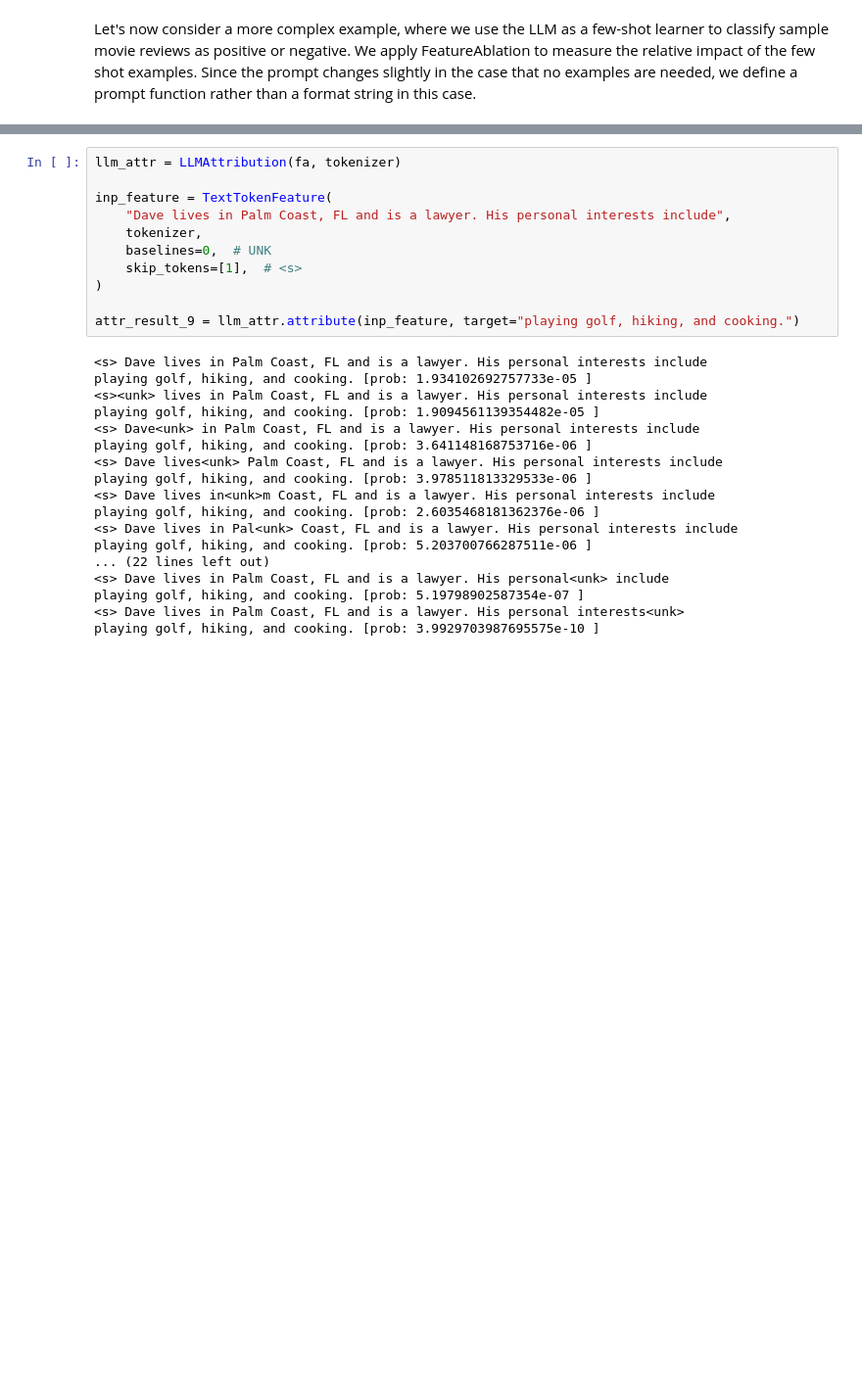
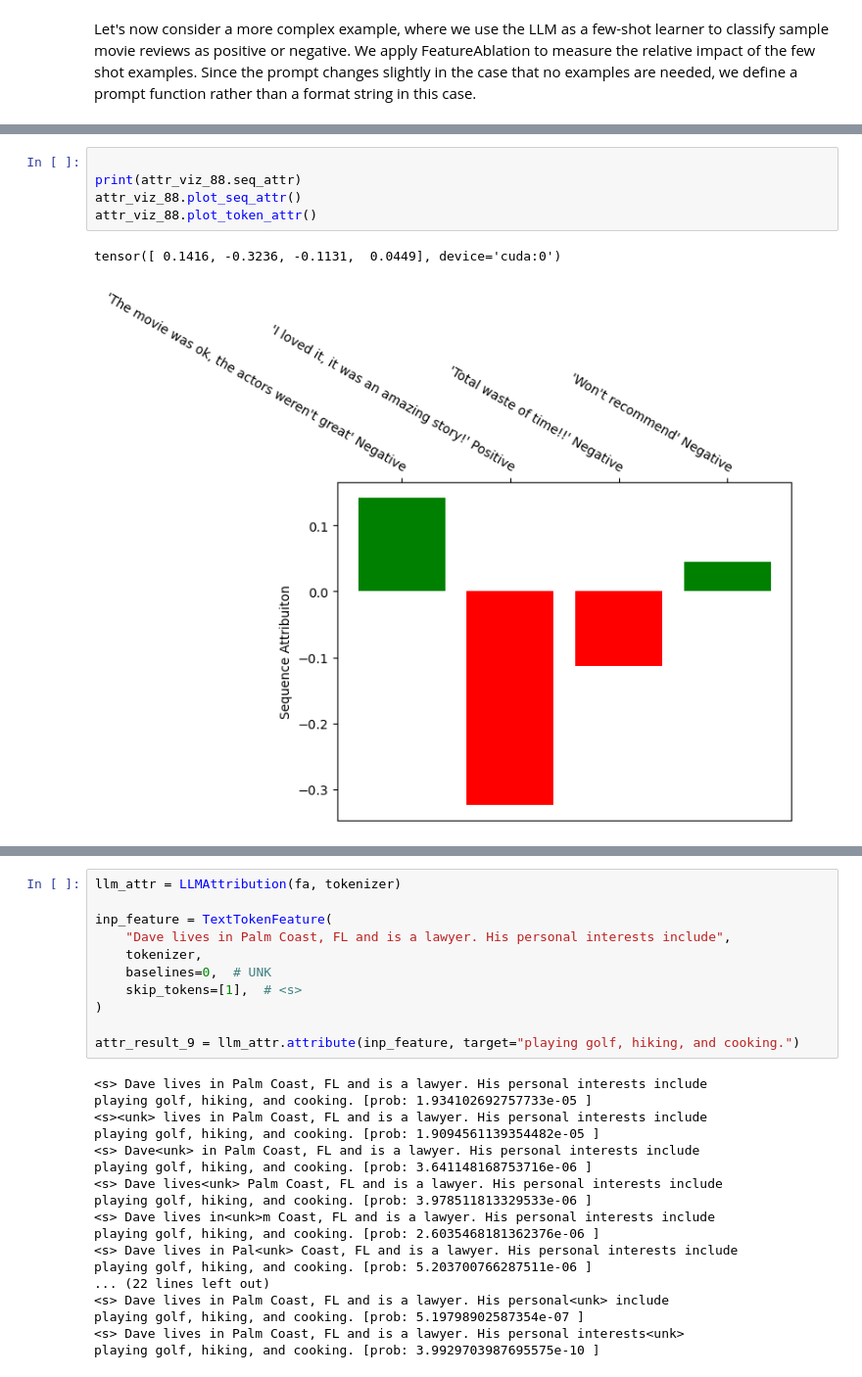
Before and after one commit to pytorch/captum, a Jupyter notebook: tutorials/LLama2-Captum-Demo.ipynb, the cells around one changed output, grey strips where cells are left out. Shown at 98% size. Cells and saved outputs as stored; diff of their text form; blank space fills up the shorter version.

```diff
--- a/tutorials/LLama2-Captum-Demo.ipynb
+++ b/tutorials/LLama2-Captum-Demo.ipynb
@@ -928,0 +977,8 @@ attr_viz_8.plot_token_attr()
+# %%
+
+print(attr_viz_88.seq_attr)
+attr_viz_88.plot_seq_attr()
+attr_viz_88.plot_token_attr()
+# %% [output]
+tensor([ 0.1416, -0.3236, -0.1131,  0.0449], device='cuda:0')
+[figure, added]
```
Also changed, not shown: parts of 18 cells of this notebook, 1 other file.
